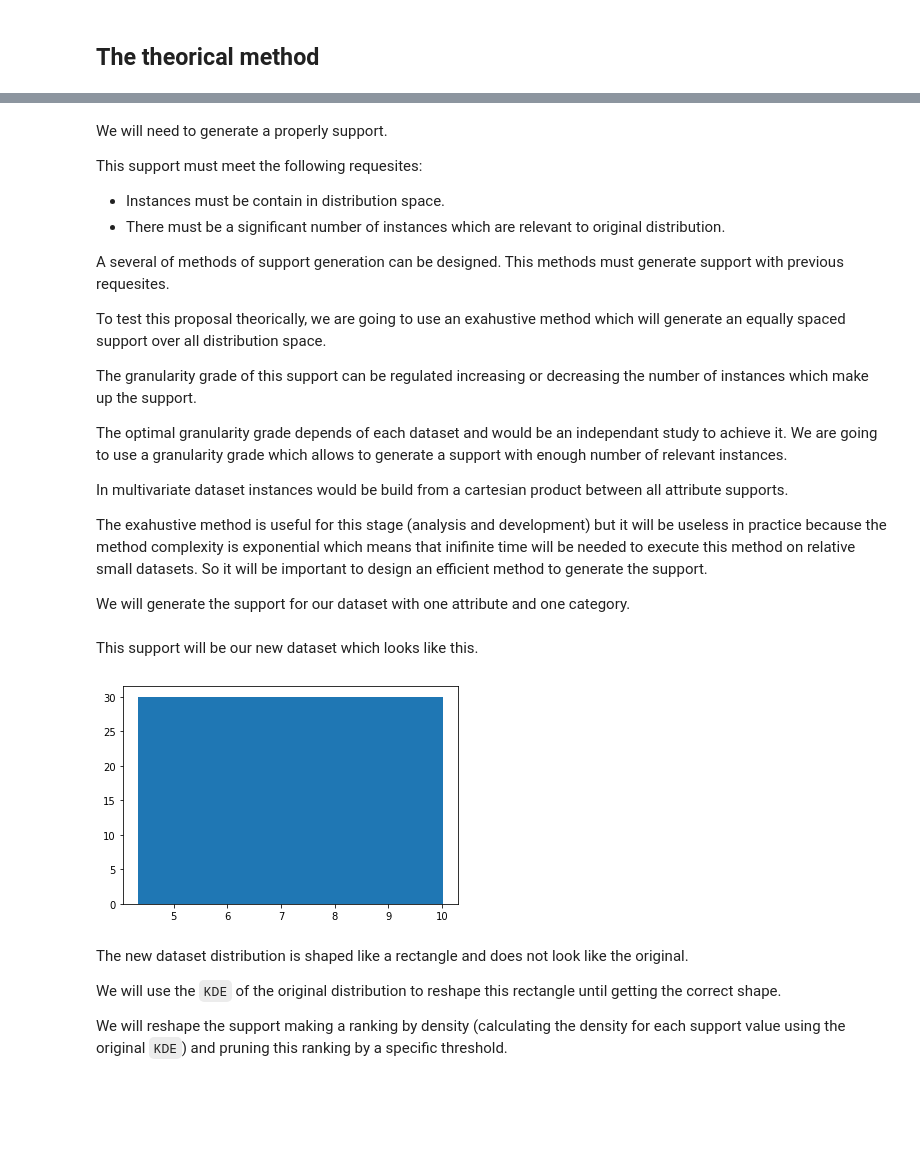
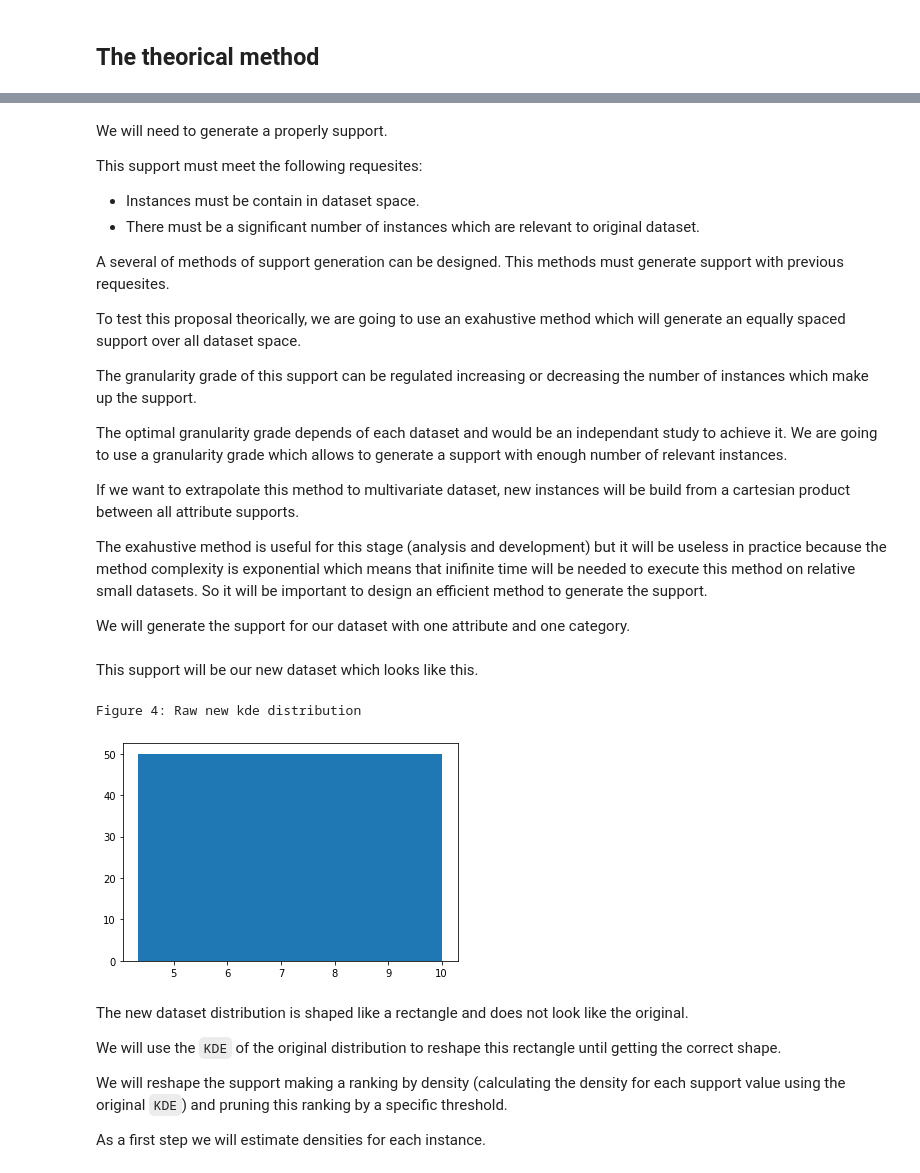
Before and after one commit to Mydherin/synthetic-dataset, a Jupyter notebook: proposal.ipynb, the cells around one changed output, grey strips where cells are left out. Saved outputs shown, nothing was run; the diff lists cells and outputs as text; code cells hidden in the pictures; blank space fills up the shorter version.

```diff
--- a/proposal.ipynb
+++ b/proposal.ipynb
@@ -88,18 +90,18 @@ dataset.plot_univariate(filtered_df)
 We will need to generate a properly support.
 
 This support must meet the following requesites:
-- Instances must be contain in distribution space.
-- There must be a significant number of instances which are relevant to original distribution.
+- Instances must be contain in dataset space.
+- There must be a significant number of instances which are relevant to original dataset.
 
 A several of methods of support generation can be designed. This methods must generate support with previous requesites.
 
-To test this proposal theorically, we are going to use an exahustive method which will generate an equally spaced support over all distribution space.
+To test this proposal theorically, we are going to use an exahustive method which will generate an equally spaced support over all dataset space.
 
 The granularity grade of this support can be regulated increasing or decreasing the number of instances which make up the support.
 
 The optimal granularity grade depends of each dataset and would be an independant study to achieve it. We are going to use a granularity grade which allows to generate a support with enough number of relevant instances.
 
-In multivariate dataset instances would be build from a cartesian product between all attribute supports.
+If we want to extrapolate this method to multivariate dataset, new instances will be build from a cartesian product between all attribute supports.
 
 The exahustive method is useful for this stage (analysis and development) but it will be useless in practice because the method complexity is exponential which means that inifinite time will be needed to execute this method on relative small datasets. So it will be important to design an efficient method to generate the support.
 
@@ -108,28 +110,34 @@ We will generate the support for our dataset with one attribute and one category
 import numpy as np
 
 # Get min value of the range
-min = filtered_df.iloc[:,0].min()
+min_value = filtered_df.iloc[:,0].min()
 # Get max value of the range
-max = filtered_df.iloc[:,0].max()
-# Gnerate support
-support = np.linspace(min, max, 300)
+max_value = filtered_df.iloc[:,0].max()
+# Define granularity
+granularity = 500
+# Generate support
+support = np.linspace(min_value, max_value, granularity)
 # %% [markdown]
 This support will be our new dataset which looks like this.
 # %%
 import pandas as pd
 
 # Define new dataset
-new_df = pd.DataFrame(dict(x=support, category=np.full(300,0)))
+new_df = pd.DataFrame(dict(x=support, category=np.full(granularity,0)))
 
 # Plot new dataset
+print("Figure 4: Raw new kde distribution")
 dataset.plot_univariate(new_df)
 # %% [output]
+Figure 4: Raw new kde distribution
-[figure, old version]
+[figure, new version]
 # %% [markdown]
 The new dataset distribution is shaped like a rectangle and does not look like the original.
 
 We will use the `KDE` of the original distribution to reshape this rectangle until getting the correct shape.
 
 We will reshape the support making a ranking by density (calculating the density for each support value using the original `KDE`) and pruning this ranking by a specific threshold.
+
+As a first step we will estimate densities for each instance.
 # %%
 # Calculate densities for each instance
```
Also changed, not shown: parts of 12 cells of this notebook, 2 other files.
